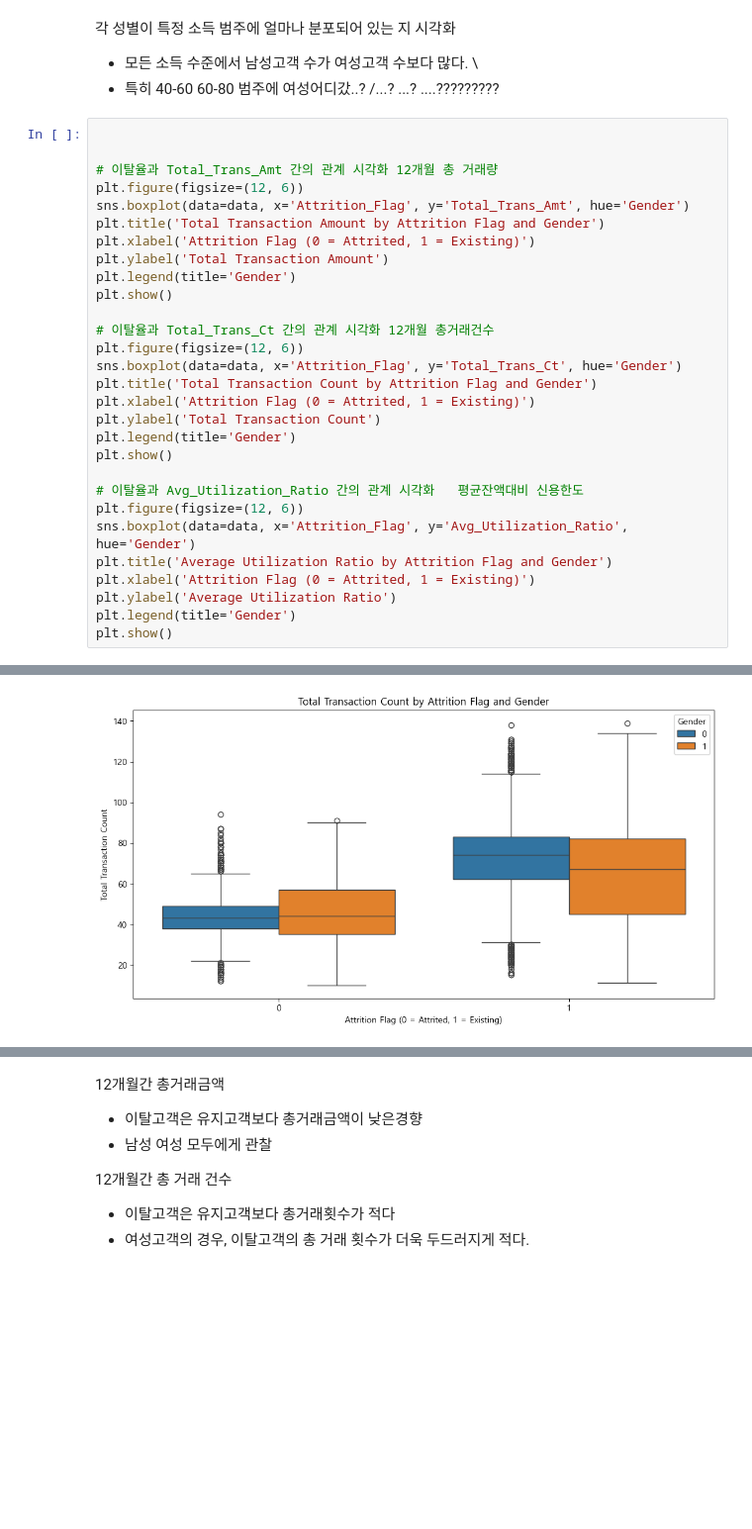
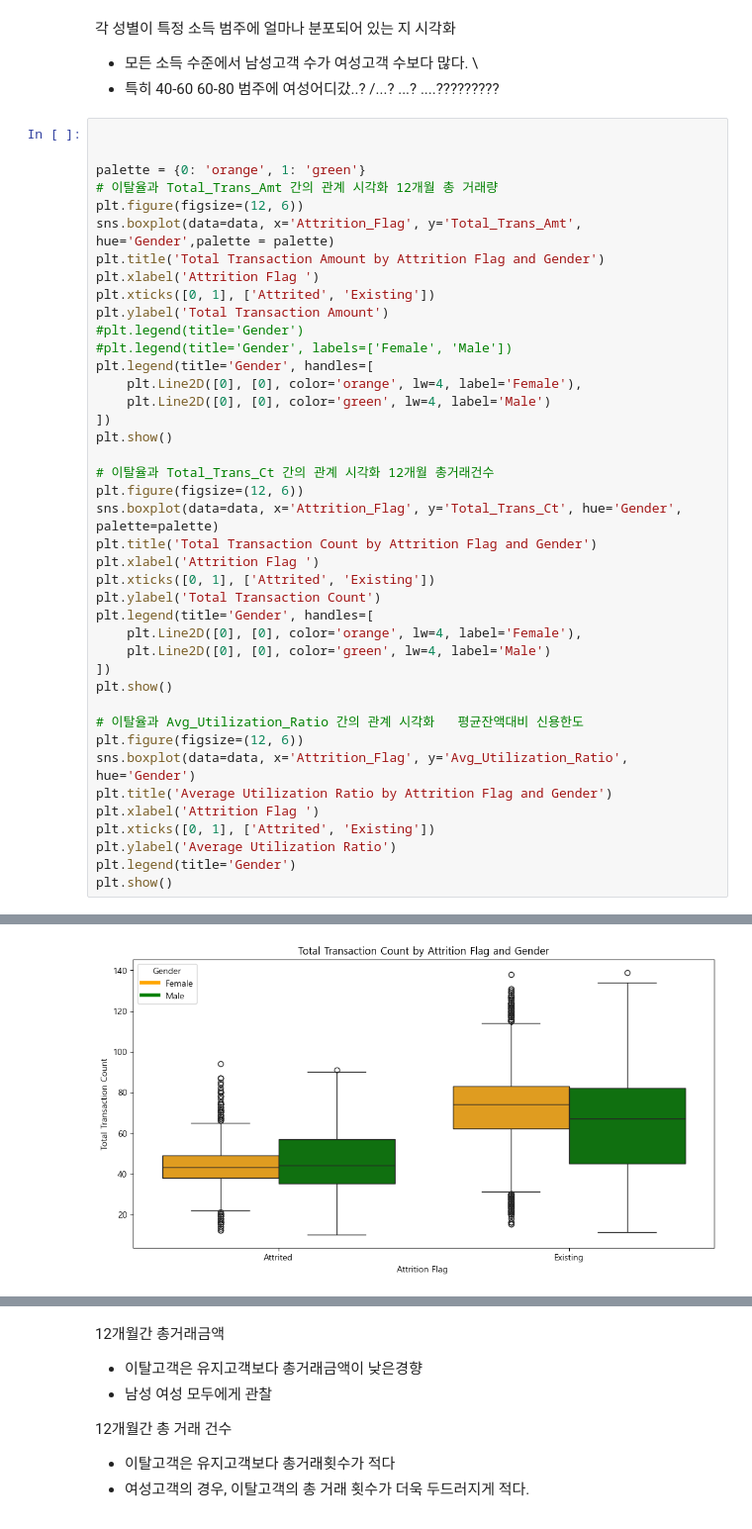
Before and after one commit to myhappydays/Programmers-Data-Analysis-2nd, a Jupyter notebook: heeryeong/bank.ipynb, the cells around one changed output, grey strips where cells are left out. Shown at 99% size. Cells and saved outputs as stored; diff of their text form; blank space fills up the shorter version.

```diff
--- a/heeryeong/bank.ipynb
+++ b/heeryeong/bank.ipynb
@@ -1237,29 +1252,41 @@ plt.show()
 # %%
 
 
+palette = {0: 'orange', 1: 'green'}
 # 이탈율과 Total_Trans_Amt 간의 관계 시각화 12개월 총 거래량
 plt.figure(figsize=(12, 6))
-sns.boxplot(data=data, x='Attrition_Flag', y='Total_Trans_Amt', hue='Gender')
+sns.boxplot(data=data, x='Attrition_Flag', y='Total_Trans_Amt', hue='Gender',palette = palette)
 plt.title('Total Transaction Amount by Attrition Flag and Gender')
-plt.xlabel('Attrition Flag (0 = Attrited, 1 = Existing)')
+plt.xlabel('Attrition Flag ')
+plt.xticks([0, 1], ['Attrited', 'Existing'])
 plt.ylabel('Total Transaction Amount')
-plt.legend(title='Gender')
+#plt.legend(title='Gender')
+#plt.legend(title='Gender', labels=['Female', 'Male'])
+plt.legend(title='Gender', handles=[
+    plt.Line2D([0], [0], color='orange', lw=4, label='Female'),
+    plt.Line2D([0], [0], color='green', lw=4, label='Male')
+])
 plt.show()
 
 # 이탈율과 Total_Trans_Ct 간의 관계 시각화 12개월 총거래건수
 plt.figure(figsize=(12, 6))
-sns.boxplot(data=data, x='Attrition_Flag', y='Total_Trans_Ct', hue='Gender')
+sns.boxplot(data=data, x='Attrition_Flag', y='Total_Trans_Ct', hue='Gender', palette=palette)
 plt.title('Total Transaction Count by Attrition Flag and Gender')
-plt.xlabel('Attrition Flag (0 = Attrited, 1 = Existing)')
+plt.xlabel('Attrition Flag ')
+plt.xticks([0, 1], ['Attrited', 'Existing'])
 plt.ylabel('Total Transaction Count')
-plt.legend(title='Gender')
+plt.legend(title='Gender', handles=[
+    plt.Line2D([0], [0], color='orange', lw=4, label='Female'),
+    plt.Line2D([0], [0], color='green', lw=4, label='Male')
+])
 plt.show()
 
 # 이탈율과 Avg_Utilization_Ratio 간의 관계 시각화   평균잔액대비 신용한도
 plt.figure(figsize=(12, 6))
 sns.boxplot(data=data, x='Attrition_Flag', y='Avg_Utilization_Ratio', hue='Gender')
 plt.title('Average Utilization Ratio by Attrition Flag and Gender')
-plt.xlabel('Attrition Flag (0 = Attrited, 1 = Existing)')
+plt.xlabel('Attrition Flag ')
+plt.xticks([0, 1], ['Attrited', 'Existing'])
 plt.ylabel('Average Utilization Ratio')
 plt.legend(title='Gender')
 plt.show()
@@ -1268 +1295 @@ plt.show()
-[figure, old version]
+[figure, new version]
```
Also changed, not shown: parts of 18 cells of this notebook.
